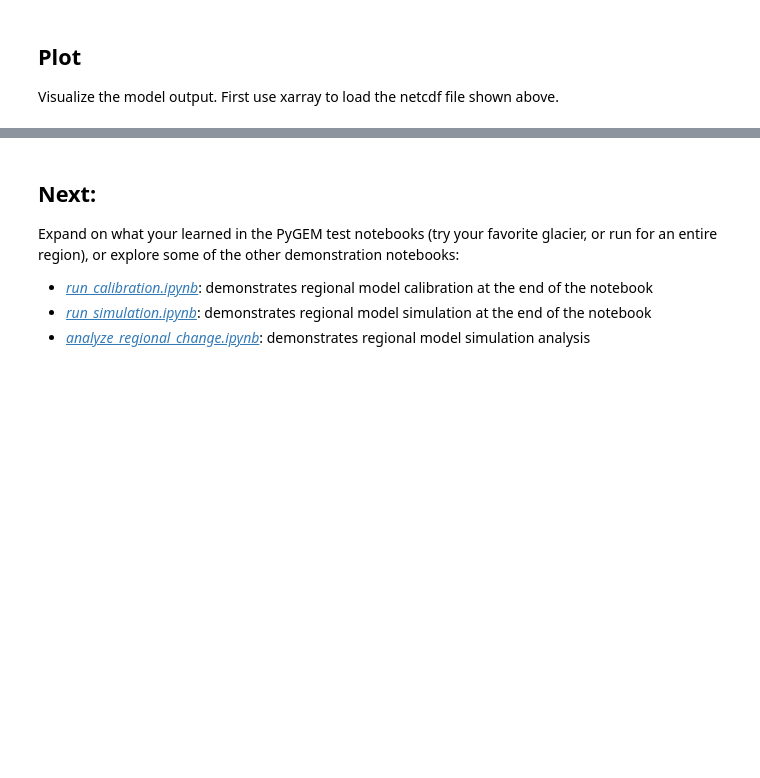
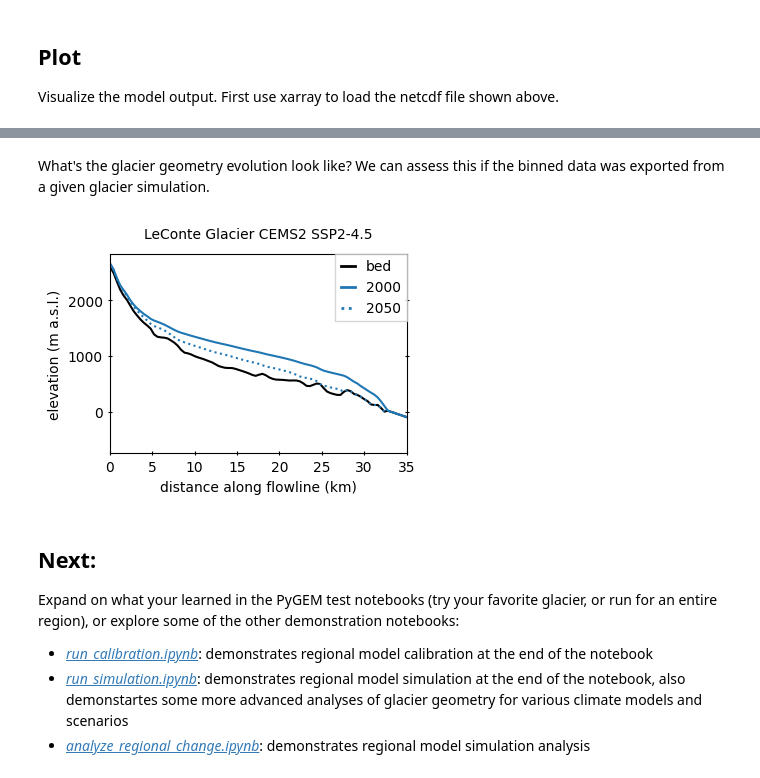
Before and after one commit to PyGEM-Community/PyGEM-notebooks, a Jupyter notebook: advanced_test_tw.ipynb, the cells around one changed output, grey strips where cells are left out. Saved outputs shown, nothing was run; the diff lists cells and outputs as text; code cells hidden in the pictures; blank space fills up the shorter version.

```diff
--- a/advanced_test_tw.ipynb
+++ b/advanced_test_tw.ipynb
@@ -363,6 +372,44 @@ fig.tight_layout()
+# %% [markdown]
+What's the glacier geometry evolution look like? We can assess this if the binned data was exported from a given glacier simulation.
+# %%
+# initialize figure
+fig,ax = plt.subplots(1,figsize=(4,3))
+# load binned dataset
+fn = glob.glob(f'{rootpath}/Output/simulations/{reg}/{gcm_name}/{scenario}/binned/{glac_no}_{gcm_name}_{scenario}_MCMC_*10sets*_2000_2100_binned.nc*')[0]
+ds = xr.open_dataset(fn)                                # open netcdf dataset
+# get bed height (initial surface height minus initial ice thickness)
+bed_height = ds.bin_surface_h_initial[0].values - ds.bin_thick_annual[0].values[:,0]
+# get thickness at a desired year
+yoi = 2050
+idx = ds.year.values.tolist().index(yoi)
+end_thick = ds.bin_thick_annual[0].values[:,idx]         # pull thickness from year of interest
+# plot bed
+ax.plot(ds.bin_distance[0].values*1e-3, bed_height,ls='-',c='k',label='bed')
+# plot initial surface
+ax.plot(ds.bin_distance[0].values*1e-3, ds.bin_surface_h_initial[0].values,ls='-',c='C0',label=ds.year.values[0])
+# plot final surface
+ax.plot(ds.bin_distance[0].values*1e-3, bed_height + end_thick,ls=':',c='C0',label=yoi)
+# create legend object
+leg = ax.legend(fancybox=False,borderaxespad=0,handlelength=1)
+# increase linewidths in legend
+for line in leg.get_lines():
+    line.set_linewidth(2)
+# set x and y axis limits to zoom in on area of interest
+ax.set_xlim([0,35])
+# create x and y axis labels
+ax.set_ylabel('elevation (m a.s.l.)')
+ax.set_xlabel('distance along flowline (km)')
+# modify ticks as desired
+ax.tick_params(axis='both', which='major', direction='inout', right=True)
+ax.tick_params(axis='both', which='minor', direction='in', right=True)
+# title
+ax.text(.5, 1.1, f'LeConte Glacier CEMS2 SSP2-4.5', va='center', ha='center', rotation=0, transform=ax.transAxes)
+fig.tight_layout()
+# %% [output]
+[figure, added]
 # %% [markdown]
 ## Next:
 Expand on what your learned in the PyGEM test notebooks (try your favorite glacier, or run for an entire region), or explore some of the other demonstration notebooks:
 * [*run_calibration.ipynb*](https://github.com/PyGEM-Community/PyGEM-notebooks/blob/main/run_calibration.ipynb): demonstrates regional model calibration at the end of the notebook
-* [*run_simulation.ipynb*](https://github.com/PyGEM-Community/PyGEM-notebooks/blob/main/run_simulation.ipynb): demonstrates regional model simulation at the end of the notebook
+* [*run_simulation.ipynb*](https://github.com/PyGEM-Community/PyGEM-notebooks/blob/main/run_simulation.ipynb): demonstrates regional model simulation at the end of the notebook, also demonstartes some more advanced analyses of glacier geometry for various climate models and scenarios
 * [*analyze_regional_change.ipynb*](https://github.com/PyGEM-Community/PyGEM-notebooks/blob/main/analyze_regional_change.ipynb): demonstrates regional model simulation analysis
```
Also changed, not shown: parts of 15 cells of this notebook.
